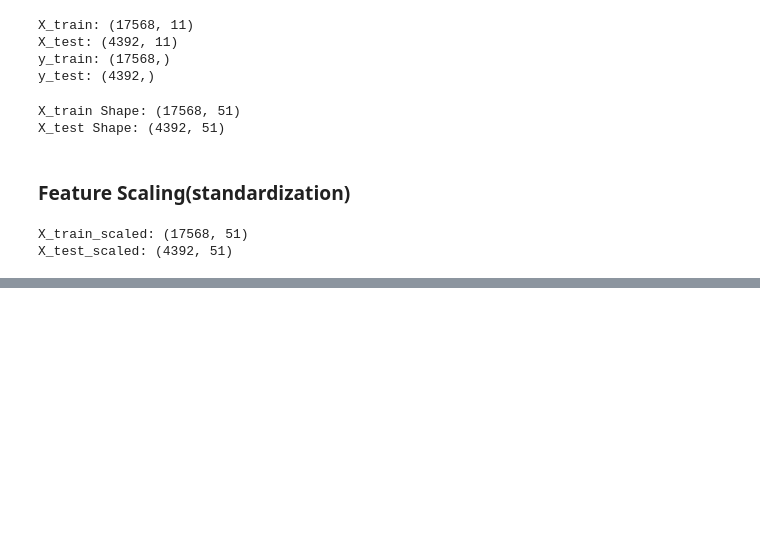
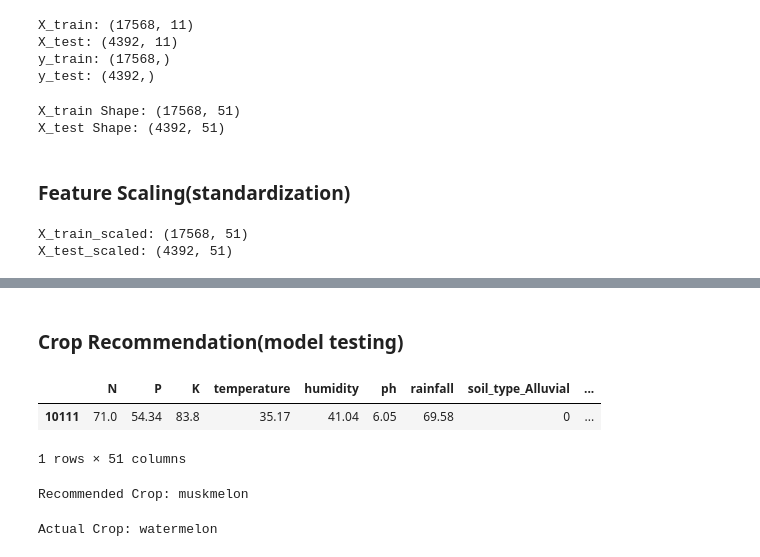
Before and after one commit to adhiyakamar6282-ctrl/Crop_Recommendation, a Jupyter notebook: Crop_Project.ipynb, the cells around one changed output, grey strips where cells are left out. Drawn from its saved outputs; the diff is of its cells as text; code cells hidden in the pictures; blank space fills up the shorter version.

```diff
--- a/Crop_Project.ipynb
+++ b/Crop_Project.ipynb
@@ -479,0 +651,13 @@ X_test_scaled: (4392, 51)
+# %% [markdown]
+### Crop Recommendation(model testing)
+# %%
+
+# Select one sample from test data
+
+input_data = X_test.iloc[[0]]
+
+input_data
+# %% [output]
+|  | N | P | K | temperature | humidity | ph | rainfall | soil_type_Alluvial | ... |
+| 10111 | 71.0 | 54.34 | 83.8 | 35.17 | 41.04 | 6.05 | 69.58 | 0 | ... |
+1 rows × 51 columns
@@ -479,0 +667,16 @@ X_test_scaled: (4392, 51)
+# %%
+# predict the crop
+prediction = model.predict(input_scaled)
+
+predicted_crop = le.inverse_transform(prediction)
+
+print("Recommended Crop:", predicted_crop[0])
+# %% [output]
+Recommended Crop: muskmelon
+# %%
+# check Actual crop
+actual_crop = le.inverse_transform([y_test.iloc[0]])
+
+print("Actual Crop:", actual_crop[0])
+# %% [output]
+Actual Crop: watermelon
```
Also changed, not shown: parts of 22 cells of this notebook.
